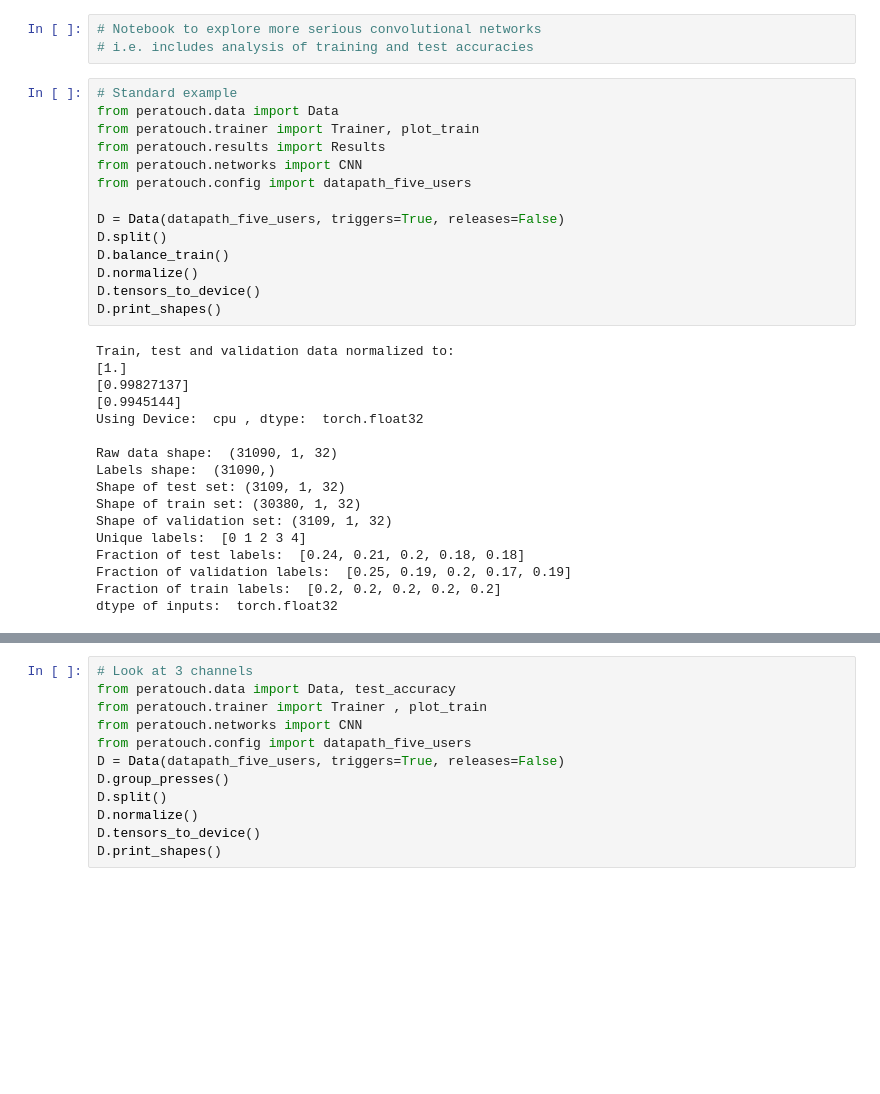
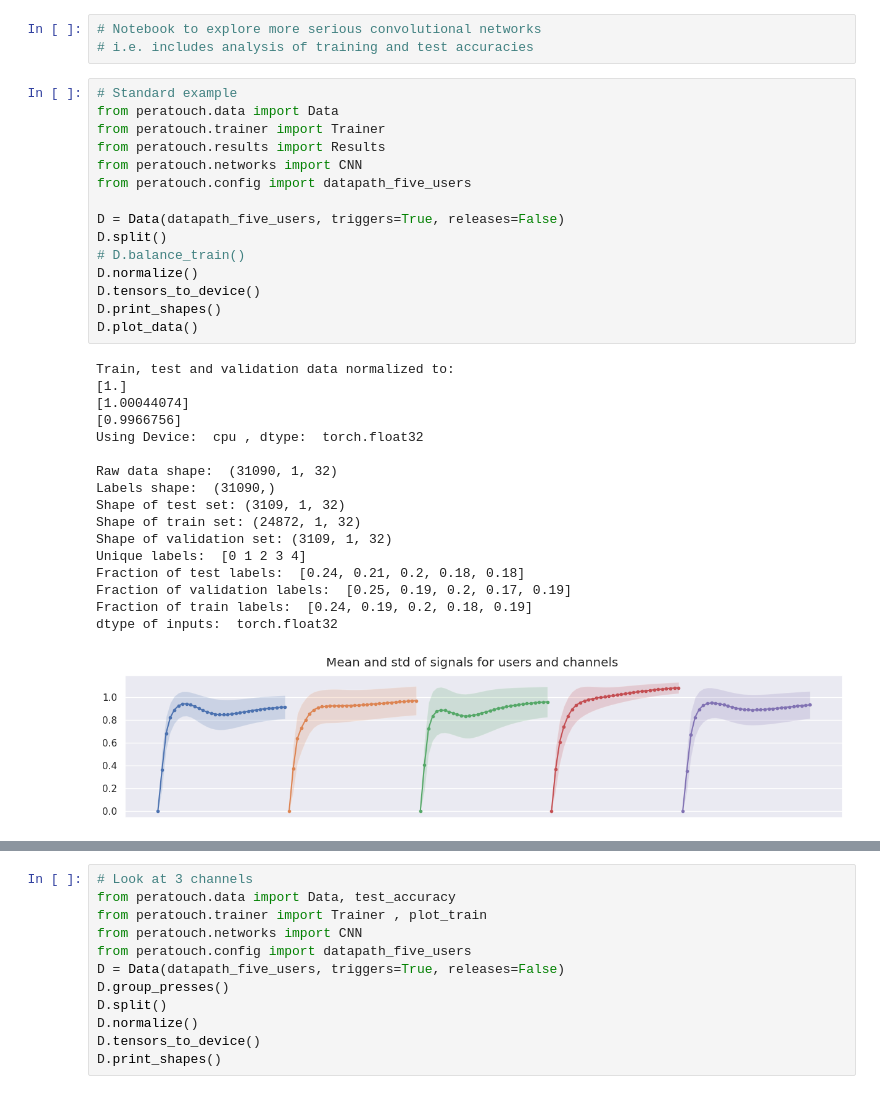
Before and after one commit to GuiMacielPereira/sensor_ML, a Jupyter notebook: notebooks/02_cnn.sync.ipynb, the cells around one changed output, grey strips where cells are left out. Cells and saved outputs as stored; diff of their text form; blank space fills up the shorter version.

```diff
--- a/notebooks/02_cnn.sync.ipynb
+++ b/notebooks/02_cnn.sync.ipynb
@@ -4,31 +4,33 @@
 # %%
 # Standard example
 from peratouch.data import Data
-from peratouch.trainer import Trainer, plot_train
+from peratouch.trainer import Trainer
 from peratouch.results import Results
 from peratouch.networks import CNN
 from peratouch.config import datapath_five_users
 
 D = Data(datapath_five_users, triggers=True, releases=False)
 D.split()
-D.balance_train()
+# D.balance_train()
 D.normalize()
 D.tensors_to_device()
 D.print_shapes()
+D.plot_data()
 # %% [output]
 Train, test and validation data normalized to:
 [1.]
-[0.99827137]
-[0.9945144]
+[1.00044074]
+[0.9966756]
 Using Device:  cpu , dtype:  torch.float32
 
 Raw data shape:  (31090, 1, 32)
 Labels shape:  (31090,)
 Shape of test set: (3109, 1, 32)
-Shape of train set: (30380, 1, 32)
+Shape of train set: (24872, 1, 32)
 Shape of validation set: (3109, 1, 32)
 Unique labels:  [0 1 2 3 4]
 Fraction of test labels:  [0.24, 0.21, 0.2, 0.18, 0.18]
 Fraction of validation labels:  [0.25, 0.19, 0.2, 0.17, 0.19]
-Fraction of train labels:  [0.2, 0.2, 0.2, 0.2, 0.2]
+Fraction of train labels:  [0.24, 0.19, 0.2, 0.18, 0.19]
 dtype of inputs:  torch.float32
+[figure, added]
```
Also changed, not shown: parts of 2 cells of this notebook, 11 other files.
